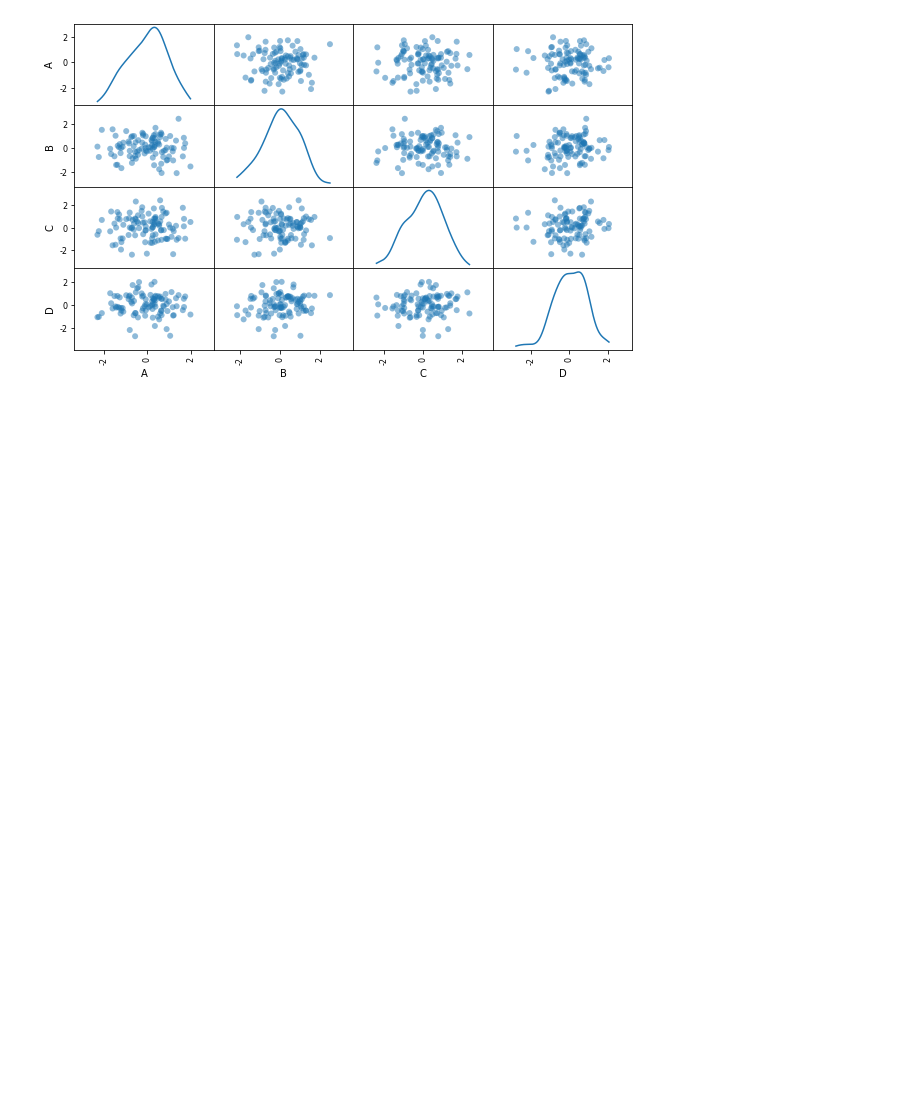
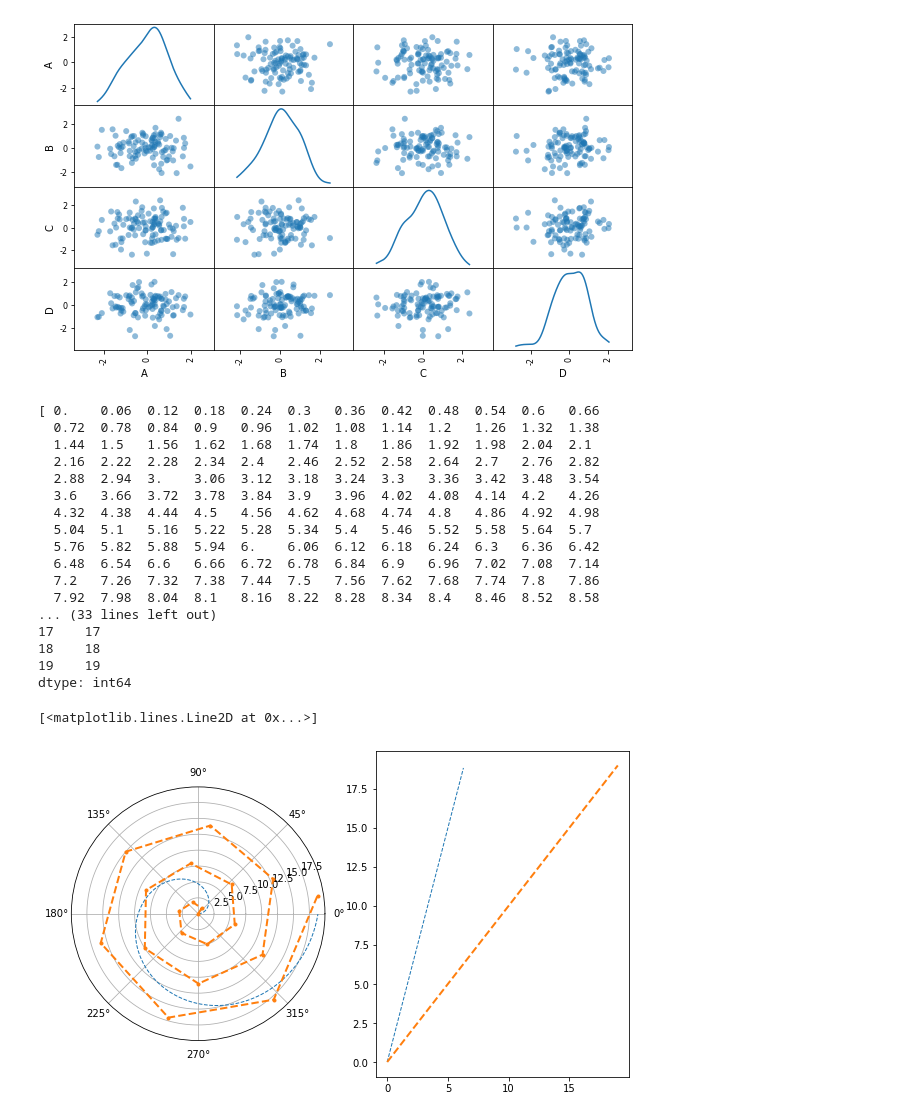
Before and after one commit to tsangyu98/matplotlib_study, a Jupyter notebook: matplotlib_part2.ipynb, the cells around one changed output. Drawn from its saved outputs; the diff is of its cells as text; code cells hidden in the pictures; blank space fills up the shorter version.

```diff
--- a/matplotlib_part2.ipynb
+++ b/matplotlib_part2.ipynb
@@ -389,0 +398,40 @@ array([[<matplotlib.axes._subplots.AxesSubplot object at 0x...>,
+# %%
+# 创建极坐标图
+s = pd.Series(np.arange(20))
+theta = np.arange(0, 2*np.pi, 0.02)
+# 创建数据
+
+fig = plt.figure(figsize=(10, 6))
+ax1 = plt.subplot(121, projection='polar')
+ax2 = plt.subplot(122)
+# 创建极坐标子图
+# 还可以写: ax = fig.add_subplot(111, polar=True)
+print(theta*3)
+ax1.plot(theta, theta*3, linestyle='--', lw=1)
+ax2.plot(theta, theta*3, linestyle='--', lw=1)
+print('-' * 88)
+print(s)
+ax1.plot(s, linestyle='--', marker='.', lw=2)
+ax2.plot(s, linestyle='--', lw=2)
+# 创建极坐标图，参数1为角度(弧度制)，参数2为value
+# lw:线宽度
+# %% [output]
+[ 0.    0.06  0.12  0.18  0.24  0.3   0.36  0.42  0.48  0.54  0.6   0.66
+  0.72  0.78  0.84  0.9   0.96  1.02  1.08  1.14  1.2   1.26  1.32  1.38
+  1.44  1.5   1.56  1.62  1.68  1.74  1.8   1.86  1.92  1.98  2.04  2.1
+  2.16  2.22  2.28  2.34  2.4   2.46  2.52  2.58  2.64  2.7   2.76  2.82
+  2.88  2.94  3.    3.06  3.12  3.18  3.24  3.3   3.36  3.42  3.48  3.54
+  3.6   3.66  3.72  3.78  3.84  3.9   3.96  4.02  4.08  4.14  4.2   4.26
+  4.32  4.38  4.44  4.5   4.56  4.62  4.68  4.74  4.8   4.86  4.92  4.98
+  5.04  5.1   5.16  5.22  5.28  5.34  5.4   5.46  5.52  5.58  5.64  5.7
+  5.76  5.82  5.88  5.94  6.    6.06  6.12  6.18  6.24  6.3   6.36  6.42
+  6.48  6.54  6.6   6.66  6.72  6.78  6.84  6.9   6.96  7.02  7.08  7.14
+  7.2   7.26  7.32  7.38  7.44  7.5   7.56  7.62  7.68  7.74  7.8   7.86
+  7.92  7.98  8.04  8.1   8.16  8.22  8.28  8.34  8.4   8.46  8.52  8.58
+... (33 lines left out)
+17    17
+18    18
+19    19
+dtype: int64
+[<matplotlib.lines.Line2D at 0x...>]
+[figure, added]
```
Also changed, not shown: parts of 5 cells of this notebook.
